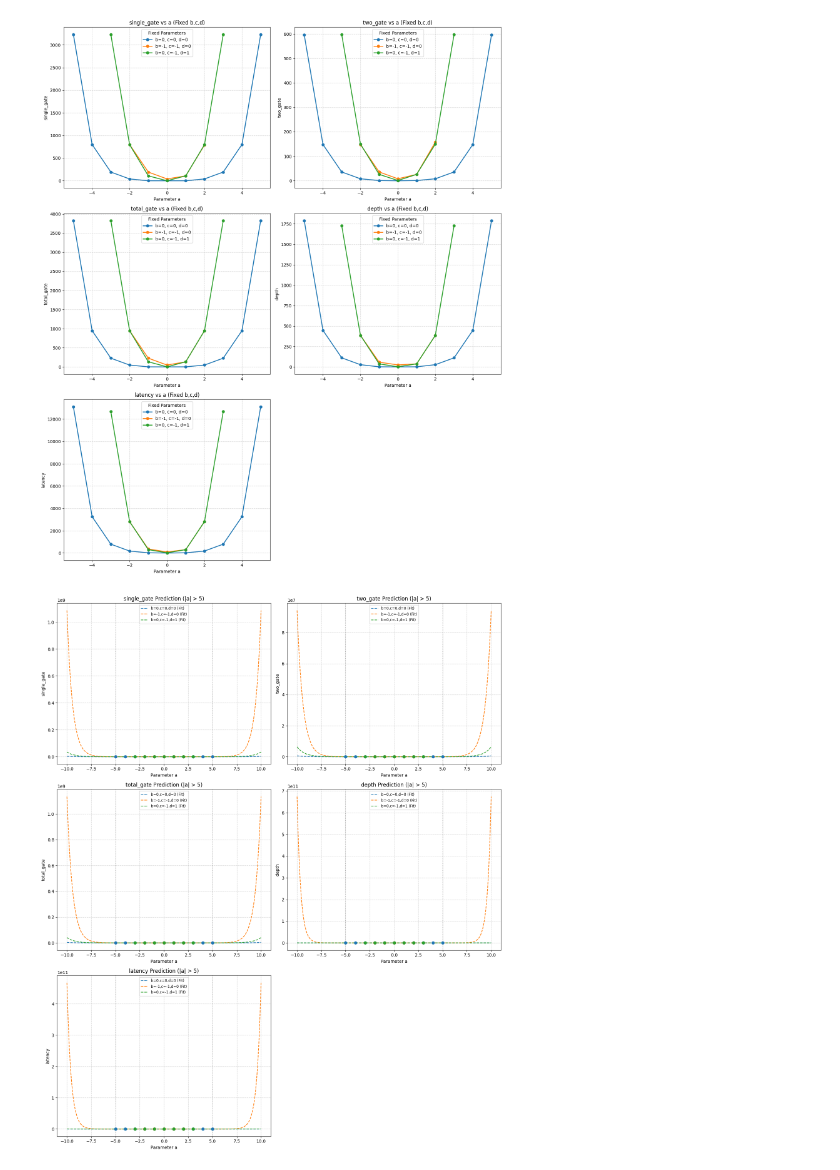
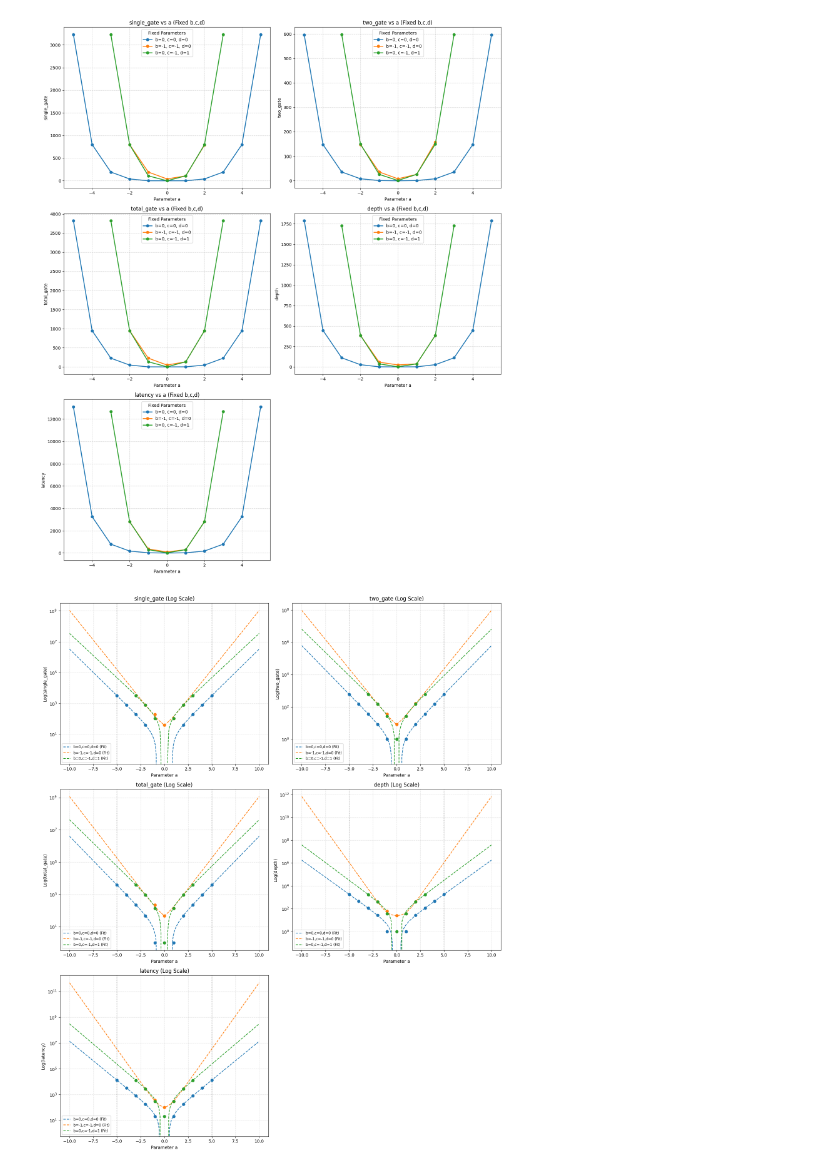
Before and after one commit to jindahe/RL_CVDV_complier, a Jupyter notebook: experiment/four/ap.ipynb, the cells around one changed output. Saved outputs shown, nothing was run; the diff lists cells and outputs as text; code cells hidden in the pictures.

```diff
--- a/experiment/four/ap.ipynb
+++ b/experiment/four/ap.ipynb
@@ -185,13 +185,11 @@ import re
 
 # 1. 读取数据
 try:
-    # 请确保文件名正确
     df = pd.read_csv('result_logic_[abcd].csv')
 except FileNotFoundError:
-    print("错误：未找到 CSV 文件，请确认文件路径。")
+    print("错误：未找到 CSV 文件。")
     df = pd.DataFrame()
 
-# 数据清理与解析
 if not df.empty:
     df.columns = df.columns.str.strip()
     def parse_abcd(k_str):
@@ -201,88 +199,80 @@ if not df.empty:
     df[['a', 'b', 'c', 'd']] = df['K=[abcd]'].apply(lambda x: pd.Series(parse_abcd(x)))
 
 # -----------------------------------------------------------
-# 2. 定义拟合模型：对称指数函数
+# 2. 定义拟合模型
 # -----------------------------------------------------------
 def fit_model(x, A, B, C):
-    # 使用 abs(x) 处理对称性
+    # C 允许数据有一定的基底噪音
     return A * np.exp(B * np.abs(x)) + C
 
-# 3. 指定要分析的 b,c,d 组合 (根据你的需求修改)
+# 3. 指定分析组合
 target_combinations = pd.DataFrame([
     {'b': 0,  'c': 0,  'd': 0},
     {'b': -1, 'c': -1, 'd': 0},
     {'b': 0,  'c': -1, 'd': 1},
 ])
 
-# 4. 绘图与预测
+# 4. 绘图
 metrics = ['single_gate', 'two_gate', 'total_gate', 'depth', 'latency']
 fig, axes = plt.subplots(nrows=3, ncols=2, figsize=(15, 18))
 axes = axes.flatten()
 
-# 预测范围：从 -10 到 10
 x_pred = np.linspace(-10, 10, 200)
 
 for i, metric in enumerate(metrics):
     ax = axes[i]
-
     if df.empty: continue
 
     for index, row in target_combinations.iterrows():
         fixed_b, fixed_c, fixed_d = row['b'], row['c'], row['d']
 
-        # 筛选数据
         subset = df[(df['b'] == fixed_b) &
                     (df['c'] == fixed_c) &
                     (df['d'] == fixed_d)].copy()
 
-        if subset.empty or len(subset) < 3:
-            continue
-
+        if subset.empty or len(subset) < 3: continue
         subset = subset.sort_values(by='a')
         label_str = f'b={fixed_b},c={fixed_c},d={fixed_d}'
 
-        # --- 核心修改：修复颜色报错问题 ---
         try:
-            # 1. 拟合
+            # 拟合
+            # 注意：对于对数图，初始猜测值很重要，防止 C 拟合为负数导致画图报错
             popt, pcov = curve_fit(fit_model, subset['a'], subset[metric],
-                                   p0=[1, 0.5, 0], maxfev=5000)
+                                   p0=[1, 0.5, 1], bounds=([0, -np.inf, -np.inf], [np.inf, np.inf, np.inf]), maxfev=5000)
 
-            # 2. 计算预测值
             y_pred = fit_model(x_pred, *popt)
 
-            # 3. 绘图策略修改：
-            # 先画拟合线（让系统自动给颜色），并获取这个对象
+            # 绘图（获取颜色）
             line_plot, = ax.plot(x_pred, y_pred, linestyle='--',
                                  label=label_str + ' (Fit)', linewidth=1.5)
-
-            # 获取刚刚画的那条线的颜色
             line_color = line_plot.get_color()
 
-            # 用同样的颜色画原始数据点
+            # 画点
             ax.scatter(subset['a'], subset[metric], color=line_color, s=40, zorder=5)
 
         except Exception as e:
-            # 如果拟合本身（数学上）失败，则退回只画连线
-            print(f"拟合计算失败或绘图出错 ({metric}, {label_str}): {e}")
-            # 同样使用自动颜色策略
+            print(f"拟合失败: {e}")
             line_plot, = ax.plot(subset['a'], subset[metric], marker='o', label=label_str)
 
-    ax.set_title(f'{metric} Prediction (|a| > 5)')
+    # --- 关键修改：设置纵坐标为对数刻度 ---
     ax.set_yscale('log')
+
+    ax.set_title(f'{metric} (Log Scale)')
     ax.set_xlabel('Parameter a')
-    ax.set_ylabel(metric)
+    ax.set_ylabel(f'Log({metric})')
+
+    # 辅助线和图例
     ax.axvline(x=5, color='gray', linestyle=':', alpha=0.5)
     ax.axvline(x=-5, color='gray', linestyle=':', alpha=0.5)
     ax.legend(fontsize='small')
-    ax.grid(True, linestyle='--', alpha=0.6)
+    ax.grid(True, which="both", ls="--", alpha=0.4) # which="both" 显示对数坐标的次级网格
 
-# 移除多余子图
 if len(metrics) < len(axes):
     for j in range(len(metrics), len(axes)):
         fig.delaxes(axes[j])
 
 plt.tight_layout()
-plt.savefig('prediction_analysis_fixed.png')
+plt.savefig('prediction_log_scale.png')
 plt.show()
 # %% [output]
-[figure, old version]
+[figure, new version]
```
Also changed, not shown: 5 other files.
